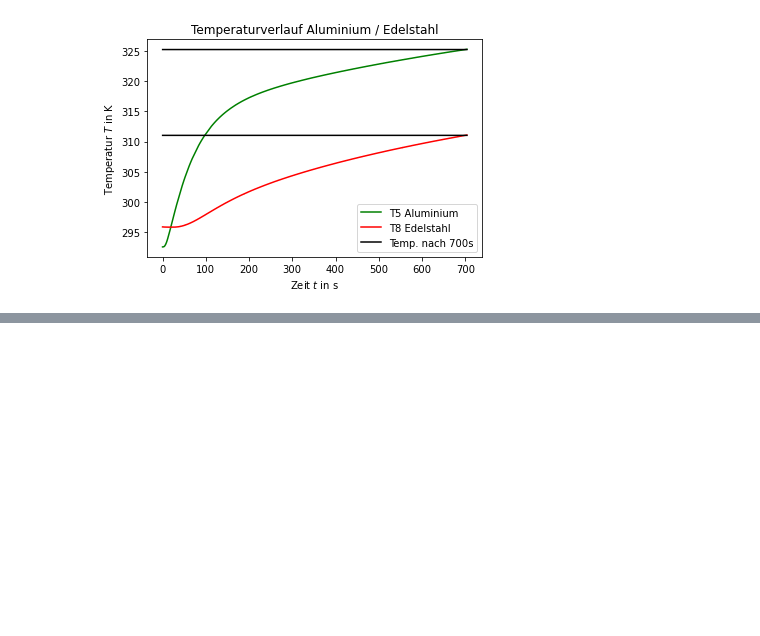
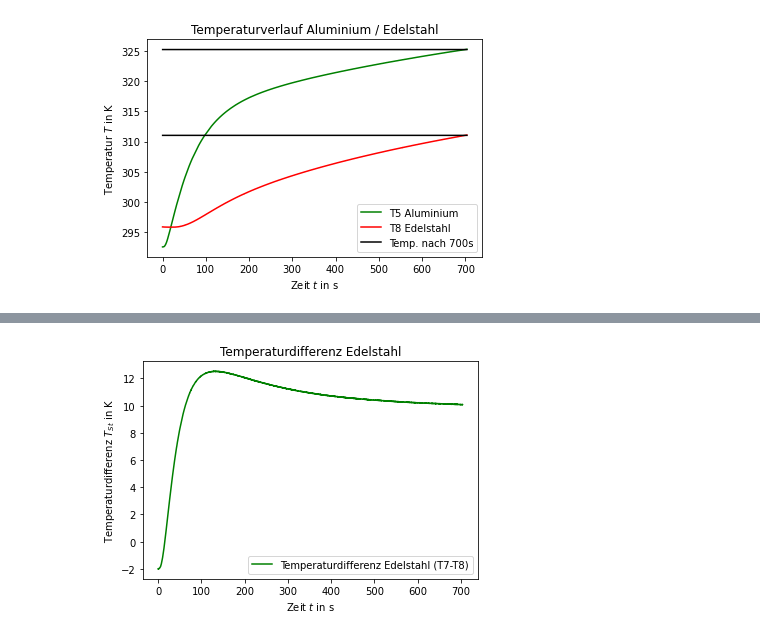
Before and after one commit to JackDO1998/Praktikum, a Jupyter notebook: waermeleitung/relaxationsverhalten.ipynb, the cells around one changed output, grey strips where cells are left out. Cells and saved outputs as stored; diff of their text form; code cells hidden in the pictures; blank space fills up the shorter version.

```diff
--- a/waermeleitung/relaxationsverhalten.ipynb
+++ b/waermeleitung/relaxationsverhalten.ipynb
@@ -143,0 +204,19 @@ plt.savefig('stataluedel.pdf')
+# %%
+#Differenzen berechnen
+Tst1=X*len(T17)
+Tst2=X*len(T17)
+d=0
+while d < len(T17):
+    Tst1[d]=T17[d]-T18[d]
+    Tst2[d]=T12[d]-T11[d]
+    d=d+1
+# %%
+# Temperaturdifferenzplot Edelstahl
+plt.plot(t1,Tst1,'g-',label='Temperaturdifferenz Edelstahl (T7-T8)')
+plt.title('Temperaturdifferenz Edelstahl')
+plt.xlabel('Zeit $t$ in s')
+plt.ylabel('Temperaturdifferenz $T_{St}$ in K')
+plt.legend(loc='best')
+plt.savefig('diffed.pdf')
+# %% [output]
+[figure, added]
```
Also changed, not shown: parts of 22 cells of this notebook, 13 other files.
